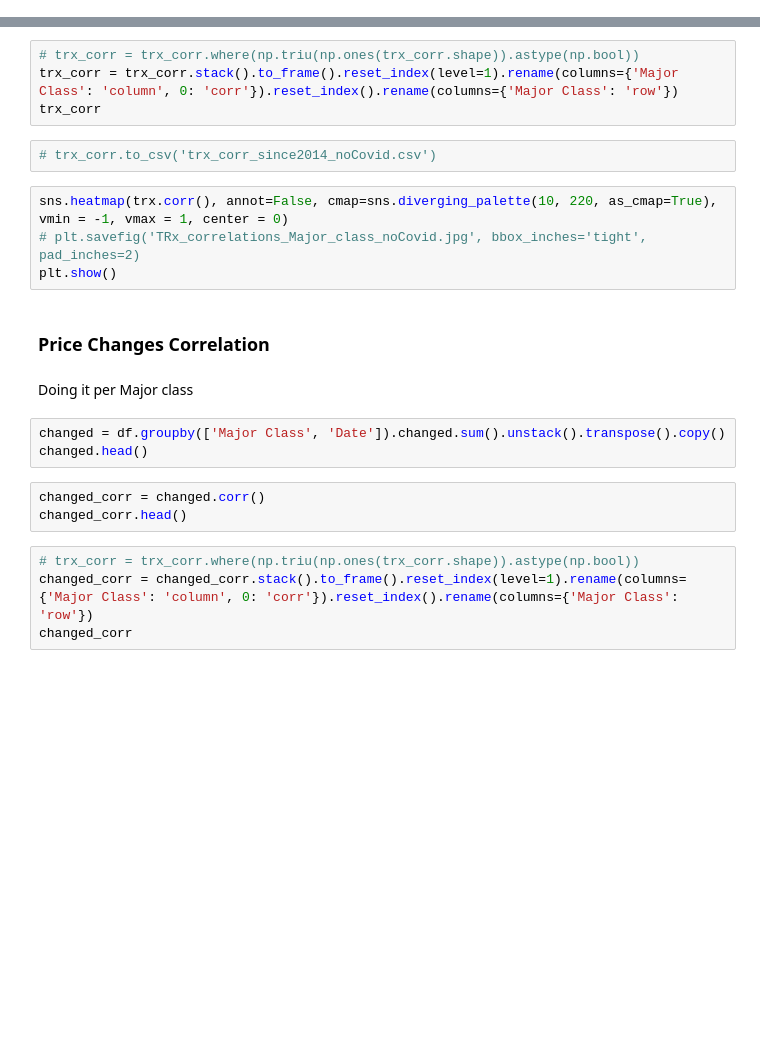
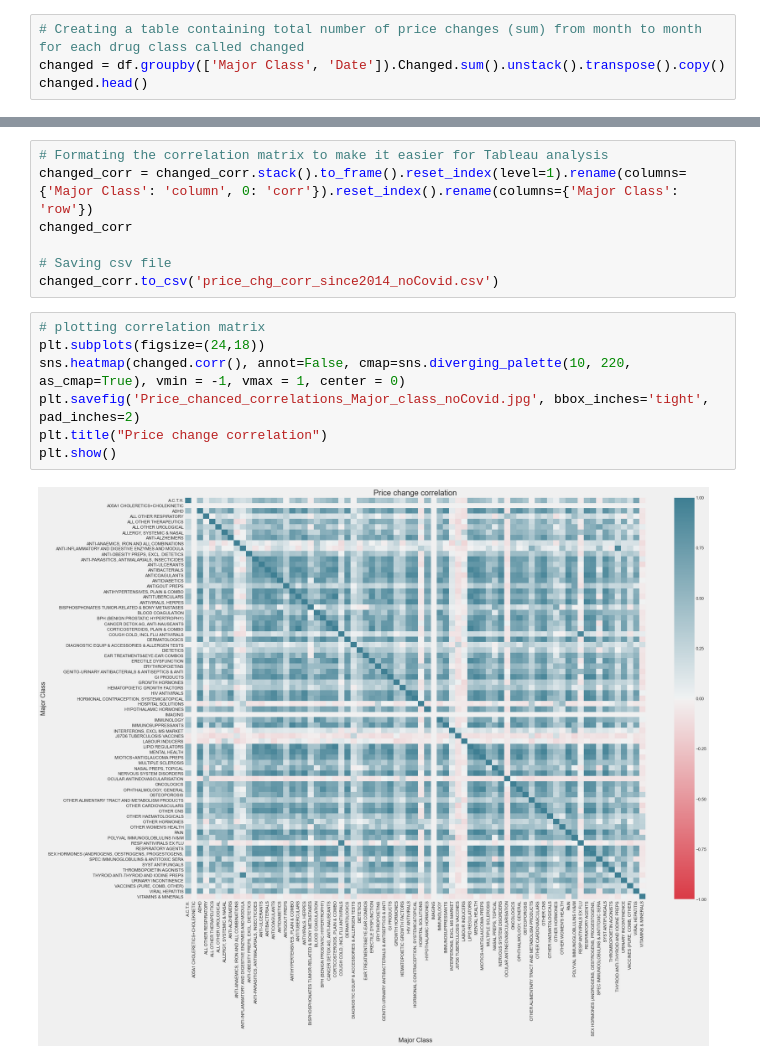
Before and after one commit to pauldoan/CBS_Nephron, a Jupyter notebook: Correlations/Correlation.ipynb, the cells around one changed output, grey strips where cells are left out. Drawn from its saved outputs; the diff is of its cells as text; blank space fills up the shorter version.

```diff
--- a/Correlations/Correlation.ipynb
+++ b/Correlations/Correlation.ipynb
@@ -32,0 +114,4 @@ trx_corr.head()
+# %%
+# Creating a table containing total number of price changes (sum) from month to month for each drug class called changed
+changed = df.groupby(['Major Class', 'Date']).Changed.sum().unstack().transpose().copy()
+changed.head()
@@ -33,24 +142,16 @@ trx_corr.head()
 # %%
-# trx_corr = trx_corr.where(np.triu(np.ones(trx_corr.shape)).astype(np.bool))
-trx_corr = trx_corr.stack().to_frame().reset_index(level=1).rename(columns={'Major Class': 'column', 0: 'corr'}).reset_index().rename(columns={'Major Class': 'row'})
-trx_corr
+# Formating the correlation matrix to make it easier for Tableau analysis
+changed_corr = changed_corr.stack().to_frame().reset_index(level=1).rename(columns={'Major Class': 'column', 0: 'corr'}).reset_index().rename(columns={'Major Class': 'row'})
+changed_corr
+
+# Saving csv file
+changed_corr.to_csv('price_chg_corr_since2014_noCovid.csv')
-# %%
-# trx_corr.to_csv('trx_corr_since2014_noCovid.csv')
 # %%
-sns.heatmap(trx.corr(), annot=False, cmap=sns.diverging_palette(10, 220, as_cmap=True), vmin = -1, vmax = 1, center = 0)
-# plt.savefig('TRx_correlations_Major_class_noCovid.jpg', bbox_inches='tight', pad_inches=2)
+# plotting correlation matrix
+plt.subplots(figsize=(24,18))
+sns.heatmap(changed.corr(), annot=False, cmap=sns.diverging_palette(10, 220, as_cmap=True), vmin = -1, vmax = 1, center = 0)
+plt.savefig('Price_chanced_correlations_Major_class_noCovid.jpg', bbox_inches='tight', pad_inches=2)
+plt.title("Price change correlation")
 plt.show()
+# %% [output]
+[figure, added]
-# %% [markdown]
-### Price Changes Correlation
-# %% [markdown]
-Doing it per Major class
-# %%
-changed = df.groupby(['Major Class', 'Date']).changed.sum().unstack().transpose().copy()
-changed.head()
-# %%
-changed_corr = changed.corr()
-changed_corr.head()
-# %%
-# trx_corr = trx_corr.where(np.triu(np.ones(trx_corr.shape)).astype(np.bool))
-changed_corr = changed_corr.stack().to_frame().reset_index(level=1).rename(columns={'Major Class': 'column', 0: 'corr'}).reset_index().rename(columns={'Major Class': 'row'})
-changed_corr
```
Also changed, not shown: parts of 22 cells of this notebook, 24 other files.
